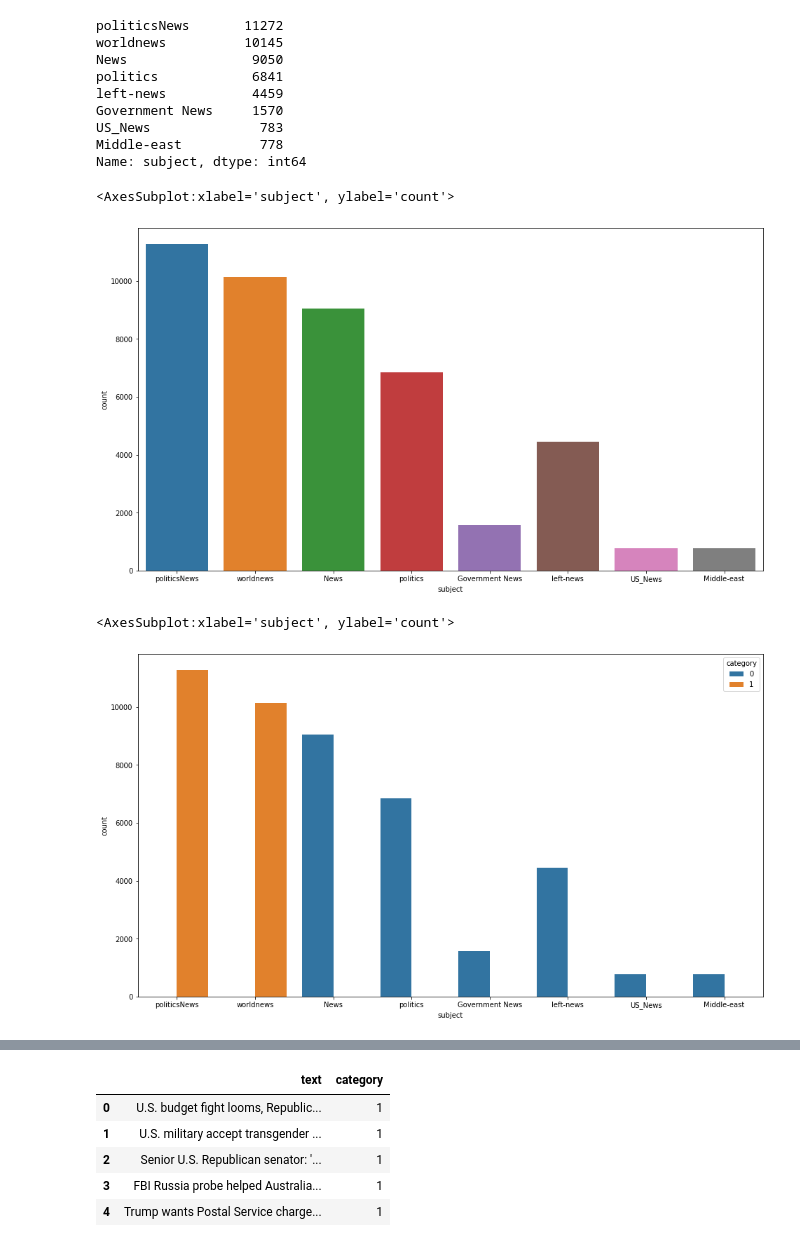
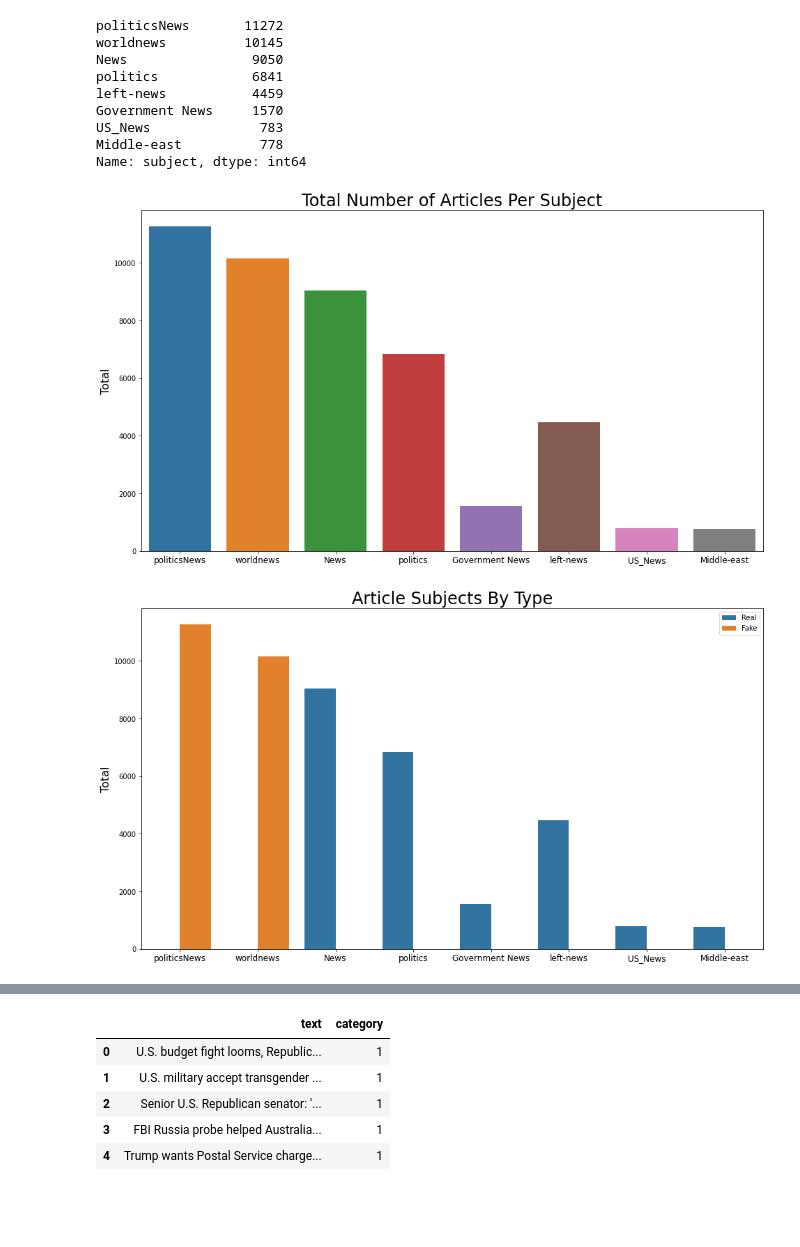
Before and after one commit to chasethompson/fake-news-nlp, a Jupyter notebook: Untitled.ipynb, the cells around one changed output, grey strips where cells are left out. Cells and saved outputs as stored; diff of their text form; code cells hidden in the pictures; blank space fills up the shorter version.

Commit message:
Updated the charts for the notebook

```diff
--- a/Untitled.ipynb
+++ b/Untitled.ipynb
@@ -150,17 +154,30 @@ Name: subject, dtype: int64
 # %%
 plt.figure(figsize=(16,9))
 sns.countplot(x='subject', data=df)
+
+plt.title('Total Number of Articles Per Subject', fontsize=24)
+plt.ylabel('Total', fontsize=16)
+plt.xlabel('')
+plt.xticks(fontsize=12)
+
+plt.show()
 # %% [output]
-<AxesSubplot:xlabel='subject', ylabel='count'>
-[figure, old version]
+[figure, new version]
 # %%
 # Hmmmm... Interesting.
 # %%
 plt.figure(figsize=(16,9))
 sns.countplot(x='subject', hue='category', data=df)
+
+plt.title('Article Subjects By Type', fontsize=24)
+plt.ylabel('Total', fontsize=16)
+plt.xlabel('')
+plt.xticks(fontsize=12)
+plt.legend(['Real', 'Fake'])
+
+plt.show()
 # %% [output]
-<AxesSubplot:xlabel='subject', ylabel='count'>
-[figure, old version]
+[figure, new version]
 # %%
 # Well, now that is interesting. It's clear that if we include the 'Subject' column in our further exploration
 # and analysis it will have a significant impact on our results. So, we'll need to drop that column.
```
Also changed, not shown: parts of 4 cells of this notebook.
